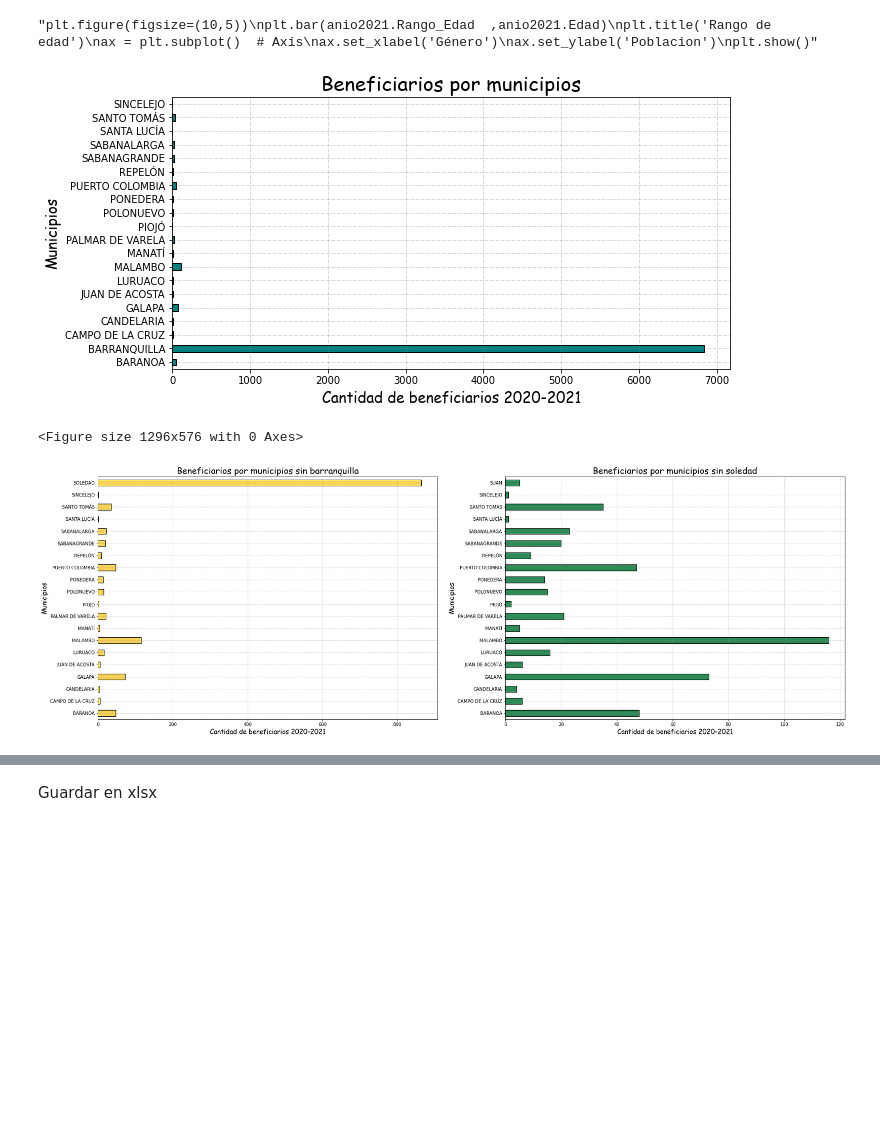
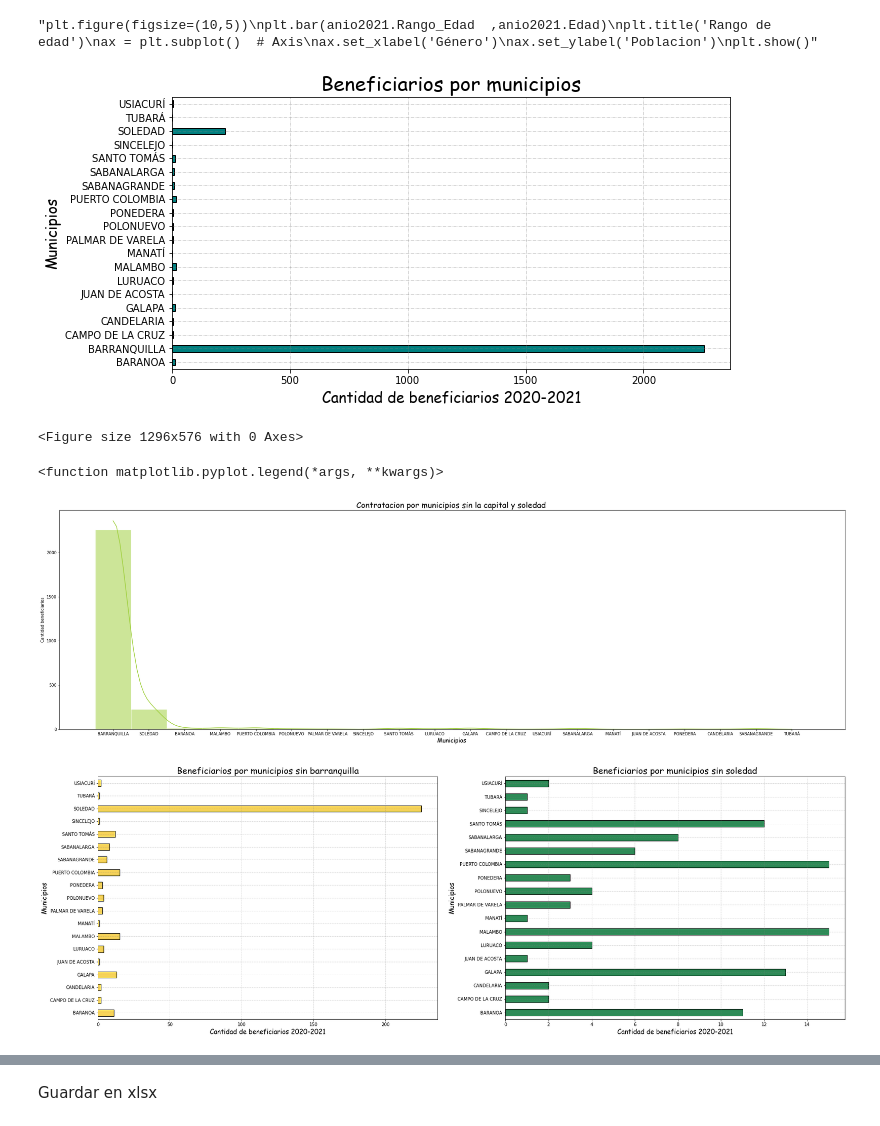
Before and after one commit to SaukB/Analisis, a Jupyter notebook: Proyecto.ipynb, the cells around one changed output, grey strips where cells are left out. Cells and saved outputs as stored; diff of their text form; code cells hidden in the pictures; blank space fills up the shorter version.

```diff
--- a/Proyecto.ipynb
+++ b/Proyecto.ipynb
@@ -44,7 +44,7 @@ newdata=data.copy
 #Guardando datos filtrados en el nuevo dataframe
 # %%
 
-df_filtro=data[(data['Situación Laboral']!="Desempleado") & (data['Situación Laboral']!='Cesante por Emergencia Sanitaria') & (data['Ciudad de Residencia']!='BOGOTÁ, D.C.')]
+df_filtro=data[(data['Situación Laboral']!="Desempleado") & (data['Situación Laboral']!='Cesante por Emergencia Sanitaria') & (data['Ciudad de Residencia']!='BOGOTÁ, D.C.')& (data['Situación Laboral']!='NO REGISTRA')]
 # %% [markdown]
 # Renombrar encabezados
 # %%
@@ -210,16 +218,26 @@ plt.show()"""
 # %%
 plt.figure(figsize=(10,5))
 valor_por_ciudad = df_filtro.groupby("Ciudad_Residencia")["Situación_Laboral"].count()
 valor_por_ciudad.head(20).plot.barh(edgecolor="black",color="teal")
 plt.title("Beneficiarios por municipios",fontdict=font1)
 plt.grid(b = True, color ='grey',linestyle ='-.', linewidth = 0.5,alpha = 0.6)
 plt.ylabel("Municipios", fontdict= font2)
 plt.xlabel('Cantidad de beneficiarios 2020-2021',fontdict=font2)
 plt.figure( figsize =(18,8))
 plt.show()
+
+
+plt.figure(figsize=(35,10))
+sns.histplot(data=df_filtro , x="Ciudad_Residencia" ,color="#9ACD32", kde=True, label="Año 2021",edgecolor='white')
+plt.title("Contratacion por municipios sin la capital y soledad ", fontdict=font1)
+plt.xlabel("Municipios ", fontdict=font2)
+plt.ylabel("Cantidad beneficiarios")
+plt.legend
 # %% [output]
-[figure, old version]
+[figure, new version]
 <Figure size 1296x576 with 0 Axes>
+<function matplotlib.pyplot.legend(*args, **kwargs)>
+[figure, added]
 # %%
 NB1=df_filtro[df_filtro['Ciudad_Residencia']!="BARRANQUILLA"]
 # %%
@@ -241,7 +259,7 @@ ax[1].grid(b = True, color ='grey',linestyle ='-.', linewidth = 0.5,alpha = 0.6)
 plt.xlabel('Cantidad de beneficiarios 2020-2021',fontdict=font2)
 plt.show()
 # %% [output]
-[figure, old version]
+[figure, new version]
 # %%
 tabl1=df_filtro.groupby(["Ciudad_Residencia"])["Situación_Laboral"].count()
 tabl2=df_filtro.groupby(["Programa_Gobierno"])["Situación_Laboral"].count()
```
Also changed, not shown: parts of 11 cells of this notebook, 14 other files.
